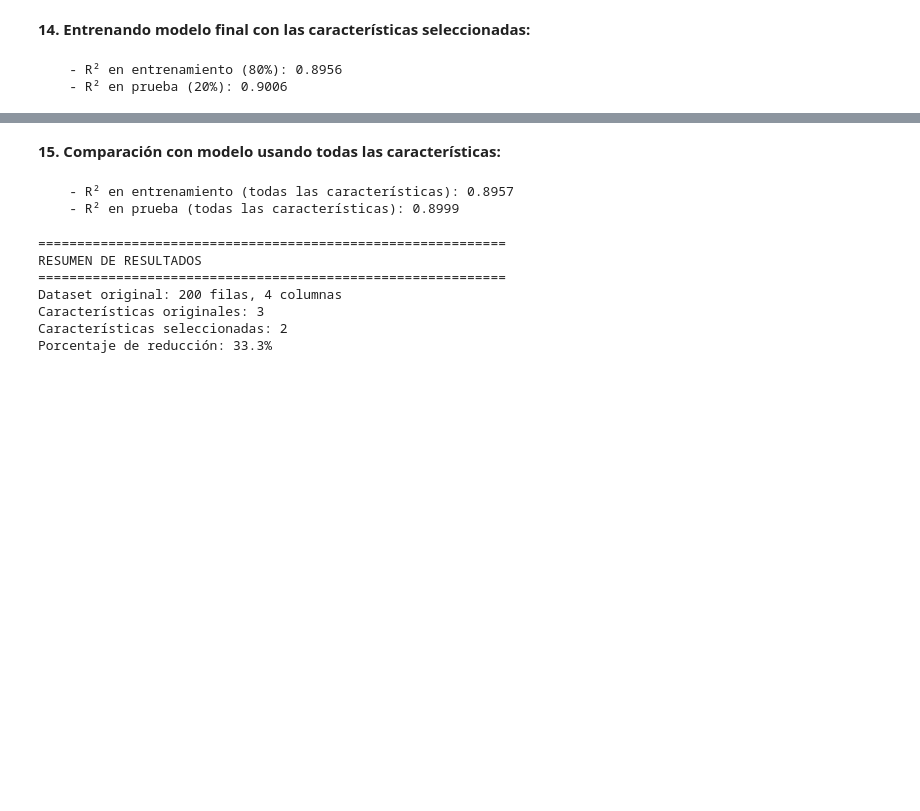
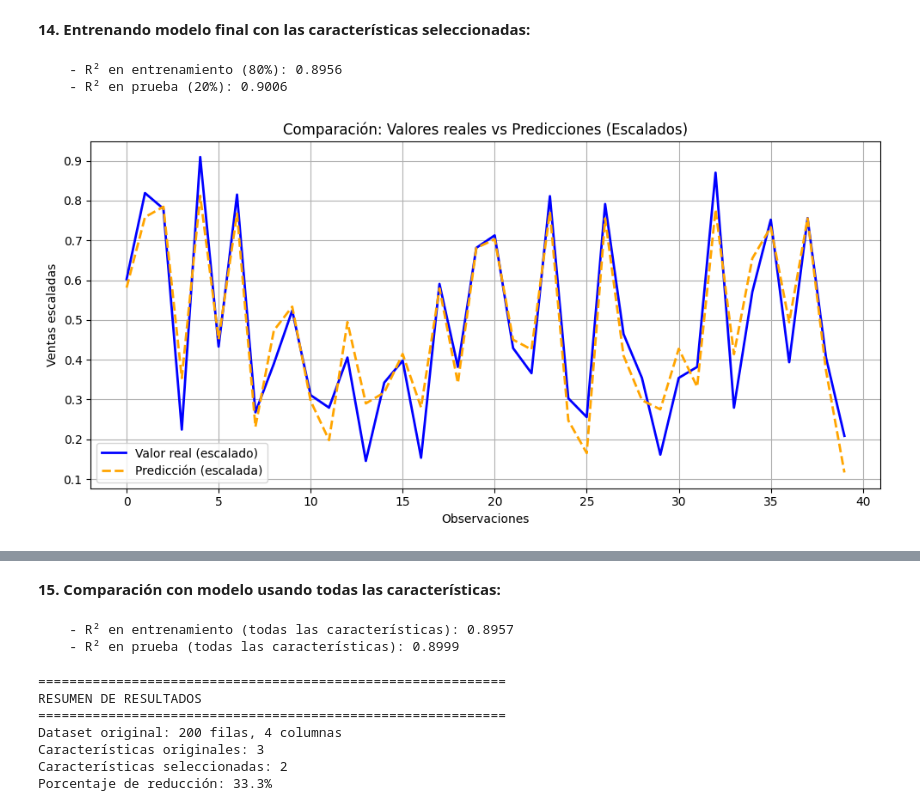
Before and after one commit to luispar90/tcp-md-laboratorio11, a Jupyter notebook: LAB11-RUELAS.ipynb, the cells around one changed output, grey strips where cells are left out. Cells and saved outputs as stored; diff of their text form; code cells hidden in the pictures; blank space fills up the shorter version.

Commit message:
3 ligeros cambios
Validando los PyTest

Co-Authored-By: luispar90 <23061804+luispar90@users.noreply.github.com>

```diff
--- a/LAB11-RUELAS.ipynb
+++ b/LAB11-RUELAS.ipynb
@@ -255,6 +255,25 @@ def probar_multiples_configuraciones(X, y, configuraciones):
         })
 
     return resultados
+
+def graficar_valores_reales_vs_predichos(y_real, y_predicho):
+    """
+    Grafica una comparación entre valores reales y predichos escalados.
+
+    Parameters:
+    - y_real (array): valores reales escalados
+    - y_predicho (array): valores predichos por el modelo escalados
+    """
+    plt.figure(figsize=(10, 5))
+    plt.plot(y_real, label='Valor real (escalado)', color='blue', linewidth=2)
+    plt.plot(y_predicho, label='Predicción (escalada)', color='orange', linestyle='--', linewidth=2)
+    plt.title('Comparación: Valores reales vs Predicciones (Escalados)')
+    plt.xlabel('Observaciones')
+    plt.ylabel('Ventas escaladas')
+    plt.legend()
+    plt.grid(True)
+    plt.tight_layout()
+    plt.show()
 # %% [output]
 Overwriting utils.py
 # %% [markdown]
@@ -488,3 +507,17 @@ print(f"    - R² en prueba (20%): {r2_test:.4f}")
 modelo_completo, r2_train_completo, r2_test_completo = entrenar_modelo_final(
     X, y, list(range(X.shape[1])), test_size=0.2, random_state=42
 )
+# %%
+# Obtener predicciones del modelo final
+X_selected = X[:, caracteristicas_seleccionadas]
+X_train, X_test, y_train, y_test = train_test_split(
+    X_selected, y.ravel(), test_size=0.2, random_state=42
+)
+modelo = LinearRegression()
+modelo.fit(X_train, y_train)
+y_pred = modelo.predict(X_test)
+
+# Graficar comparación entre reales y predichos (escalados)
+graficar_valores_reales_vs_predichos(y_test, y_pred)
+# %% [output]
+[figure, added]
```
Also changed, not shown: parts of 7 cells of this notebook, 2 other files.
